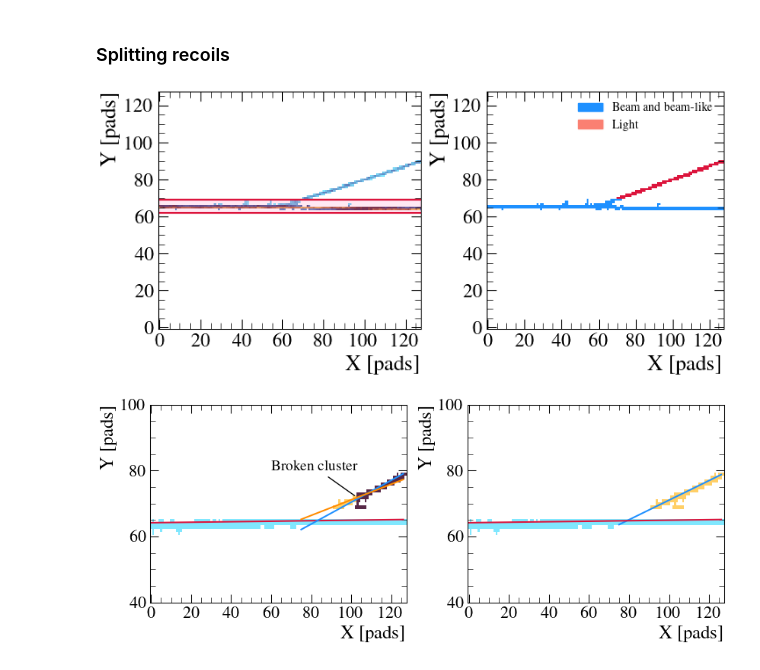
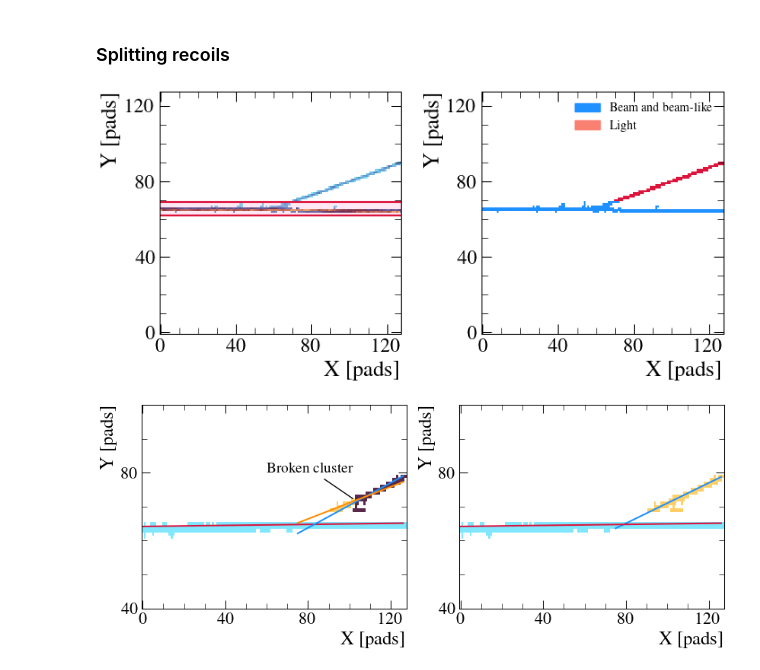
Before and after one commit to loopset/e796-analysis, a Jupyter notebook: Publications/Code/mpl/filtering.ipynb, the cells around one changed output. Cells and saved outputs as stored; diff of their text form; code cells hidden in the pictures.

Commit message:
added a bunch of new plots for paper

```diff
--- a/Publications/Code/mpl/filtering.ipynb
+++ b/Publications/Code/mpl/filtering.ipynb
@@ -24,9 +26,10 @@ alw = 1.5
 split = base.parse("../Events/run_157_entry_6749.dat")
 # Figure
 fig = plt.figure("split", figsize=figsize)
+gs = fig.add_gridspec(1, 2, width_ratios=[1,1], height_ratios=[1])
 fig.clf()
-ax1 = fig.add_subplot(121)
-ax2 = fig.add_subplot(122)
+ax1 = fig.add_subplot(gs[0])
+ax2 = fig.add_subplot(gs[1])
 
 # Before splitting
 base.plot_unique(split,"", ax1)
@@ -54,7 +57,7 @@ plt.legend(handles=psplit)
 plt.show()
 plt.gcf().savefig("./Outputs/split.pdf")
 # %% [output]
-[figure, old version]
+[figure, new version]
 # %%
 qbroken, idbroken = base.parse_with_id("../Events/run_157_entry_46581.dat")
 qlines = base.parse_lines("../Events/lines_run_157_entry_46581.dat")
@@ -66,33 +69,34 @@ ax1 = fig.add_subplot(gs[0])
 ax2 = fig.add_subplot(gs[1])
 
 # Before splitting
-base.plot_unique(idbroken,"", ax1)
+base.plot_unique(idbroken,"", ax1, "auto")
+
 l0 = base.plot_line(qlines[0], 0, 127, ax1, color=threecols[0], lw=alw)
 l1 = base.plot_line(qlines[1], 75, 127, ax1, color=threecols[1], lw=alw)
 l2 = base.plot_line(qlines[2], 75, 127, ax1, color=threecols[2], lw=alw)
 
 # After correcting
 _, okbroken = base.parse_with_id("../Events/ok_run_157_entry_46581.dat")
 # Workaround: invert colors
 okbroken[okbroken == 0] = -1
 okbroken[okbroken == 1] = 0
 okbroken[okbroken == -1] = 1
 oklines = base.parse_lines("../Events/lines_ok_run_157_entry_46581.dat")
-base.plot_unique(okbroken,"", ax2)
+base.plot_unique(okbroken,"", ax2, "auto")
 base.plot_line(oklines[0], 75, 127, ax2, color=threecols[1], lw=alw)
 base.plot_line(oklines[1], 0, 127, ax2, color=threecols[0], lw=alw)
 
 ## Common settings for both
 for ax in [ax1, ax2]:
     ax.set_ylim(40, 100)
 
 # Annotations
 ax1.annotate("Broken cluster", xy=(102.5, 72), xytext=(60, 80),
         fontsize=14,
         arrowprops=dict(arrowstyle="-"))
 
 plt.tight_layout()
 plt.show()
 plt.savefig("./Outputs/merge.pdf")
 # %% [output]
-[figure, old version]
+[figure, new version]
```
Also changed, not shown: parts of 4 cells of this notebook, 9 other files.
